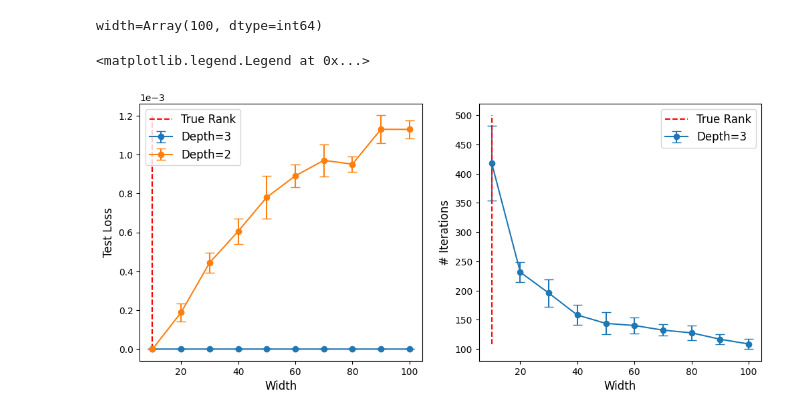
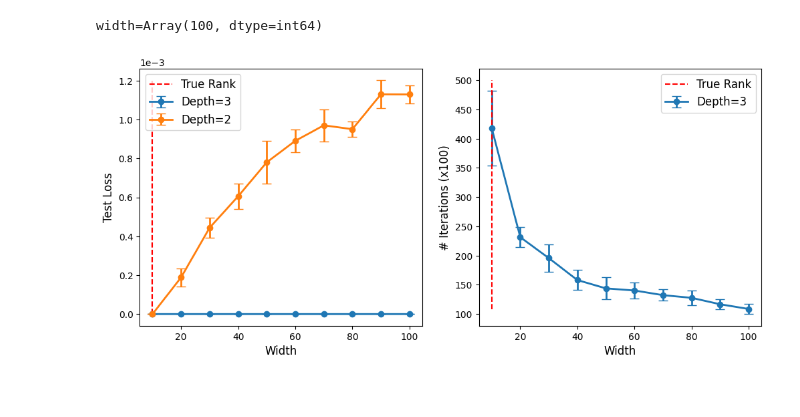
Before and after one commit to cjyaras/law-of-parsimony, a Jupyter notebook: fig_compare_depth.ipynb, the cells around one changed output. Drawn from its saved outputs; the diff is of its cells as text; code cells hidden in the pictures.

```diff
--- a/fig_compare_depth.ipynb
+++ b/fig_compare_depth.ipynb
@@ -160,21 +160,20 @@ width=Array(90, dtype=int64)
 width=Array(100, dtype=int64)
 # %%
 fig, axes = plt.subplots(ncols=2, figsize=(12, 5))
-axes[0].errorbar(widths, three_layer_test_loss_mean, yerr=three_layer_test_loss_std, fmt='-o', capsize=5, label='Depth=3')
-axes[0].errorbar(widths, two_layer_test_loss_mean, yerr=two_layer_test_loss_std, fmt='-o', capsize=5, label='Depth=2')
+axes[0].errorbar(widths, three_layer_test_loss_mean, yerr=three_layer_test_loss_std, fmt='-o', capsize=5, linewidth=2, label='Depth=3')
+axes[0].errorbar(widths, two_layer_test_loss_mean, yerr=two_layer_test_loss_std, fmt='-o', capsize=5, linewidth=2, label='Depth=2')
 axes[0].set_xlabel('Width', fontsize=12)
 axes[0].set_ylabel('Test Loss', fontsize=12)
 axes[0].ticklabel_format(style='sci', axis='y', scilimits=(0,0))
 axes[0].vlines(x=10, ymin=0, ymax=1.2e-3, colors='r', linestyles='--', label='True Rank')
 axes[0].legend(fontsize=12)
 
-axes[1].errorbar(widths, three_layer_num_iters_mean, yerr=three_layer_num_iters_std, fmt='-o', capsize=5, label='Depth=3')
+axes[1].errorbar(widths, three_layer_num_iters_mean, yerr=three_layer_num_iters_std, fmt='-o', capsize=5, linewidth=2, label='Depth=3')
 axes[1].set_xlabel('Width', fontsize=12)
-axes[1].set_ylabel('# Iterations', fontsize=12)
+axes[1].set_ylabel('# Iterations (x100)', fontsize=12)
 axes[1].vlines(x=10, ymin=min(three_layer_num_iters_mean), ymax=500, colors='r', linestyles='--', label='True Rank')
 axes[1].legend(fontsize=12)
 
-# plt.savefig('figs/depth_2_v_3.png', dpi=300, bbox_inches='tight')
+plt.savefig('figs/depth_2_v_3.png', dpi=300, bbox_inches='tight')
 # %% [output]
-<matplotlib.legend.Legend at 0x...>
-[figure, old version]
+[figure, new version]
```
Also changed, not shown: 1 other file.
